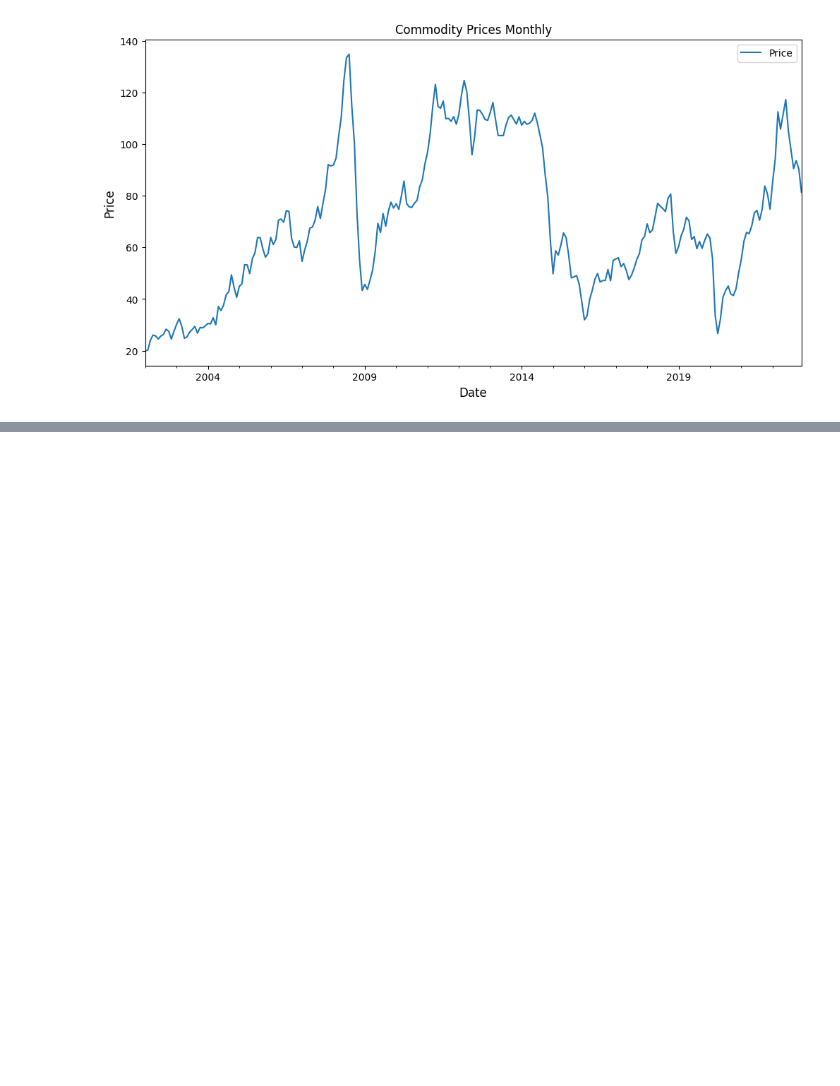
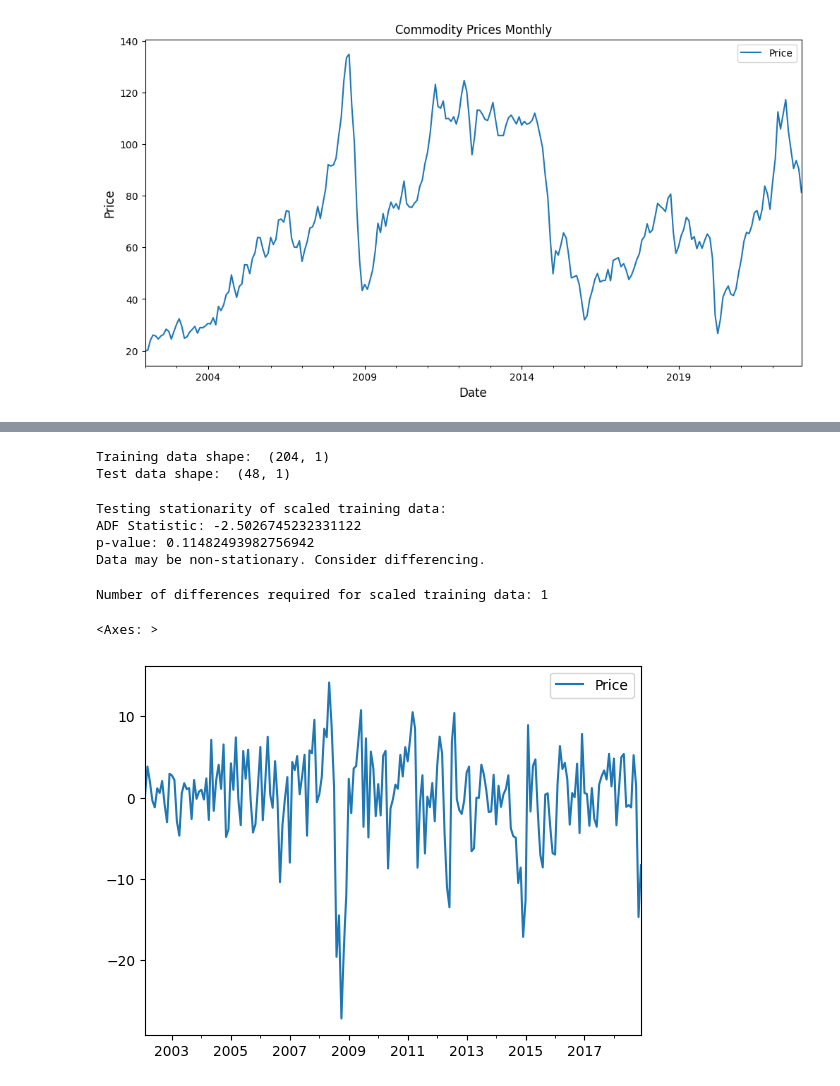
Before and after one commit to jnopareboateng/ml-library, a Jupyter notebook: crude-oil-forecast/arima.ipynb, the cells around one changed output, grey strips where cells are left out. Cells and saved outputs as stored; diff of their text form; code cells hidden in the pictures; blank space fills up the shorter version.

```diff
--- a/crude-oil-forecast/arima.ipynb
+++ b/crude-oil-forecast/arima.ipynb
@@ -348,0 +72,9 @@ Wall time: 1.05 ms
+# %%
+train = data.copy()[(data.index >= train_start_date) & (data.index < test_start_date)][['Price']]
+test = data.copy()[data.index >= test_start_date][['Price']]
+
+print('Training data shape: ', train.shape)
+print('Test data shape: ', test.shape)
+# %% [output]
+Training data shape:  (204, 1)
+Test data shape:  (48, 1)
@@ -348,0 +95,35 @@ Wall time: 1.05 ms
+# %%
+# Check for stationarity with ADF test
+def adf_test(series):
+    result = adfuller(series, autolag='AIC')
+    print(f'ADF Statistic: {result[0]}')
+    print(f'p-value: {result[1]}')
+    if result[1] <= 0.05:
+        print("Data is likely stationary.")
+    else:
+        print("Data may be non-stationary. Consider differencing.")
+
+print("Testing stationarity of scaled training data:")
+adf_test(train['Price'])
+# %% [output]
+Testing stationarity of scaled training data:
+ADF Statistic: -2.5026745232331122
+p-value: 0.11482493982756942
+Data may be non-stationary. Consider differencing.
+# %%
+# Identify number of differences required (if necessary)
+n_diffs = pm.arima.ndiffs(train['Price'], test='adf')
+print(f"\nNumber of differences required for scaled training data: {n_diffs}")
+# %% [output]
+Number of differences required for scaled training data: 1
+# %%
+# Perform differencing if required
+if n_diffs > 0:
+    differenced_train = train.diff(n_diffs).dropna()
+else:
+    differenced_train = train.copy()
+# %%
+differenced_train.plot()
+# %% [output]
+<Axes: >
+[figure, added]
```
Also changed, not shown: parts of 57 cells of this notebook, 3 other files.
